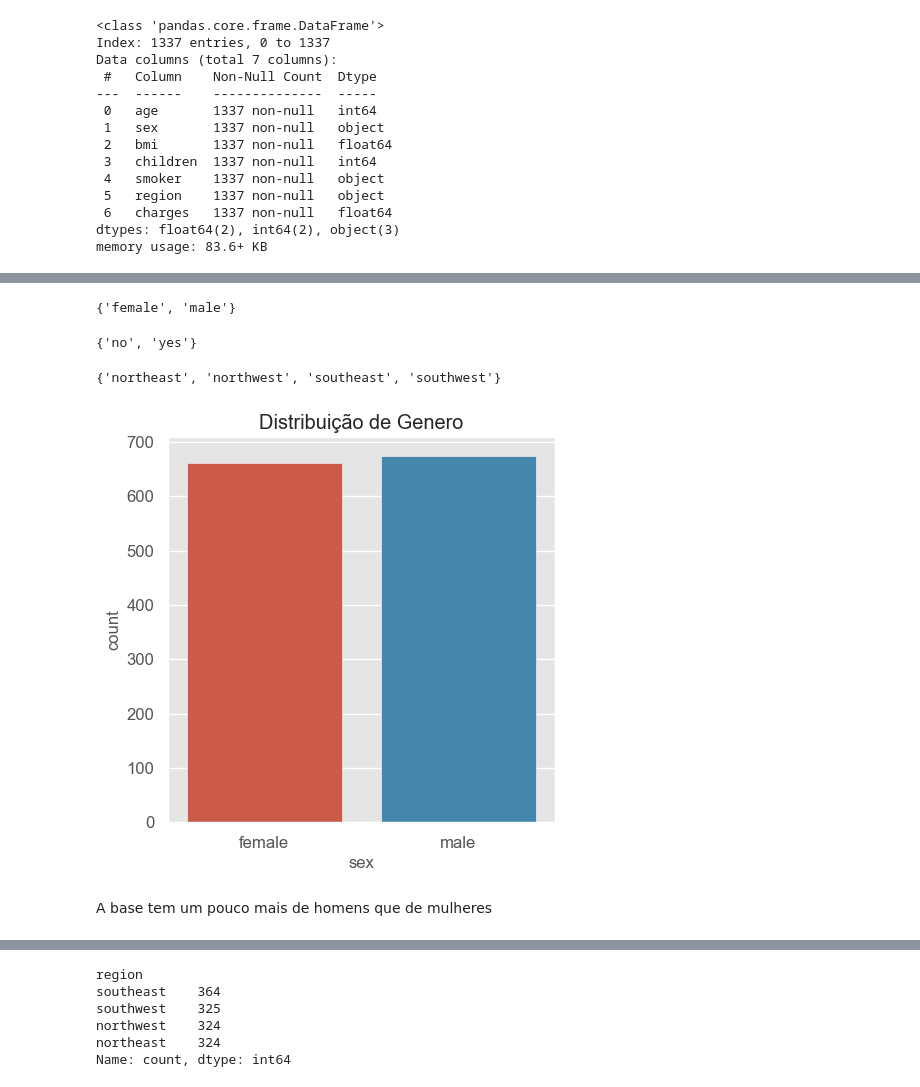
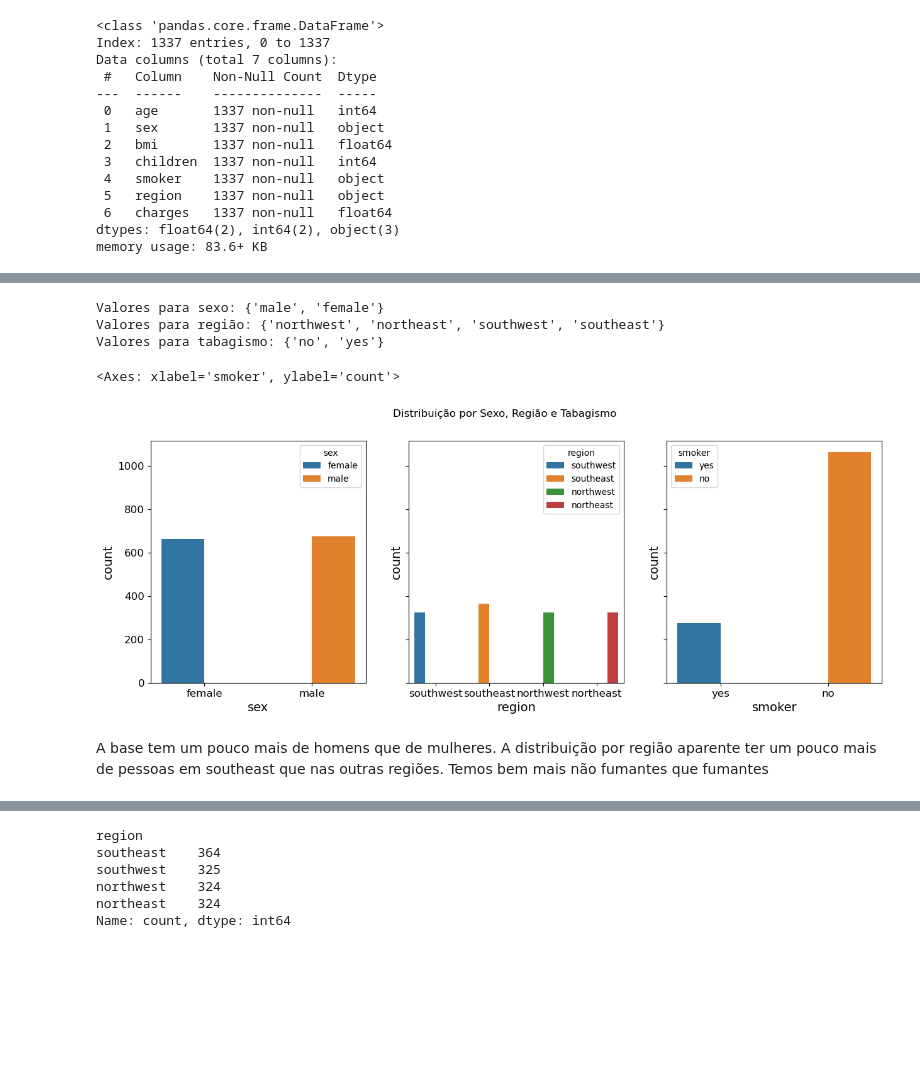
Before and after one commit to andrelimabessa/postech-2024, a Jupyter notebook: insurance.ipynb, the cells around one changed output, grey strips where cells are left out. Cells and saved outputs as stored; diff of their text form; code cells hidden in the pictures; blank space fills up the shorter version.

```diff
--- a/insurance.ipynb
+++ b/insurance.ipynb
@@ -54,24 +73,19 @@ memory usage: 83.6+ KB
-# %%
-set(data_frame["sex"])
-# %% [output]
-{'female', 'male'}
-# %%
-set(data_frame["smoker"])
-# %% [output]
-{'no', 'yes'}
-# %%
-set(data_frame["region"])
-# %% [output]
-{'northeast', 'northwest', 'southeast', 'southwest'}
-# %%
-# Qual a relação entre homens e mulheres na base de dados?
-import seaborn as sns
-plt.figure(figsize=(5,5))
-style.use('ggplot')
-sns.countplot(x='sex', data=data_frame)
-plt.title('Distribuição de Genero')
-plt.show()
-# %% [output]
-[figure, removed]
+# %%
+print("Valores para sexo: " + str(set(data_frame["sex"])))
+print("Valores para região: " + str(set(data_frame["region"])))
+print("Valores para tabagismo: " + str(set(data_frame["smoker"])))
+# %% [output]
+Valores para sexo: {'male', 'female'}
+Valores para região: {'northwest', 'northeast', 'southwest', 'southeast'}
+Valores para tabagismo: {'no', 'yes'}
+# %%
+fig, axes = plt.subplots(1,3, figsize=(15,5), sharey=True)
+fig.suptitle('Distribuição por Sexo, Região e Tabagismo')
+sns.countplot(x='sex', hue="sex", data=data_frame, ax=axes[0])
+sns.countplot(x='region', hue="region", data=data_frame, ax=axes[1])
+sns.countplot(x='smoker', hue="smoker", data=data_frame, ax=axes[2])
+# %% [output]
+<Axes: xlabel='smoker', ylabel='count'>
+[figure, added]
 # %% [markdown]
-A base tem um pouco mais de homens que de mulheres
+A base tem um pouco mais de homens que de mulheres. A distribuição por região aparente ter um pouco mais de pessoas em southeast que nas outras regiões. Temos bem mais não fumantes que fumantes
```
Also changed, not shown: parts of 50 cells of this notebook, 1 other file.
